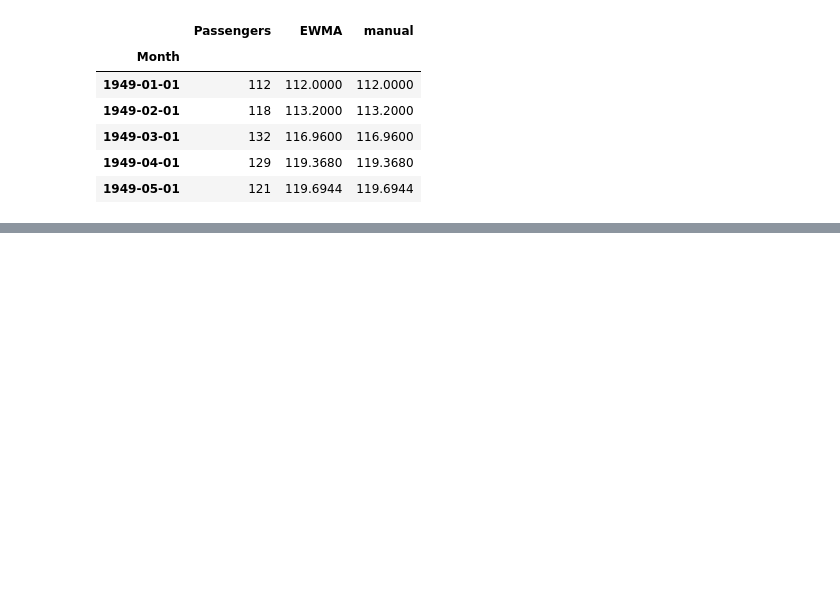
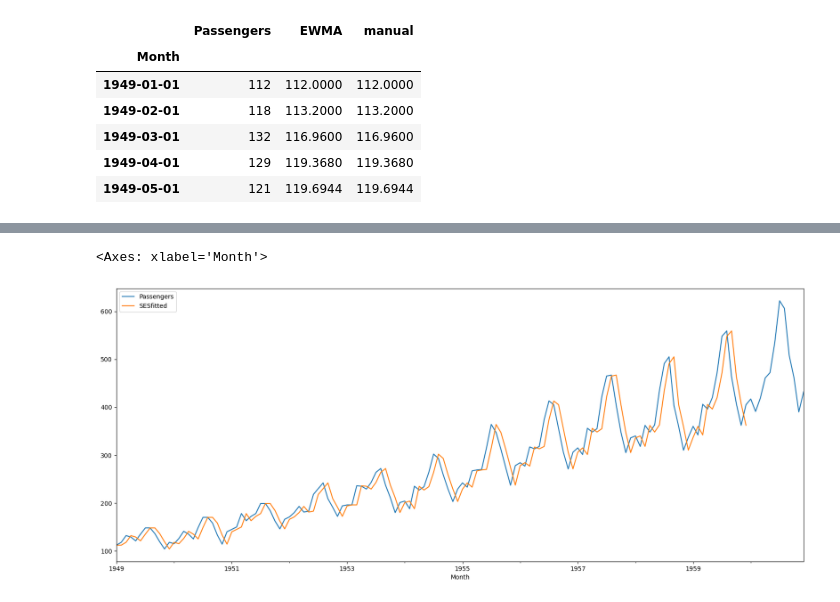
Before and after one commit to Saba-a11/Crypto, a Jupyter notebook: EWMA_&_Holt_Winters.ipynb, the cells around one changed output, grey strips where cells are left out. Cells and saved outputs as stored; diff of their text form; code cells hidden in the pictures; blank space fills up the shorter version.

```diff
--- a/EWMA_&_Holt_Winters.ipynb
+++ b/EWMA_&_Holt_Winters.ipynb
@@ -80,0 +162,19 @@ from statsmodels.tsa.holtwinters import SimpleExpSmoothing
+# %%
+N_test = 12
+train = df.iloc[:-N_test]
+test = df.iloc[-N_test: ]
+# %%
+ses = SimpleExpSmoothing(
+    df['Passengers'],
+    initialization_method= 'legacy-heuristic')
+res = ses.fit()
+# %%
+train_idx = df.index <= train.index[-1]
+test_idx = df.index > train.index[-1]
+# %%
+df.loc[train_idx, 'SESfitted'] = res.fittedvalues
+df.loc[test_idx, 'SESfitted'] = res.forecast(N_test)
+df[['Passengers', 'SESfitted']].plot(figsize= (20, 8))
+# %% [output]
+<Axes: xlabel='Month'>
+[figure, added]
```
Also changed, not shown: parts of 27 cells of this notebook.
